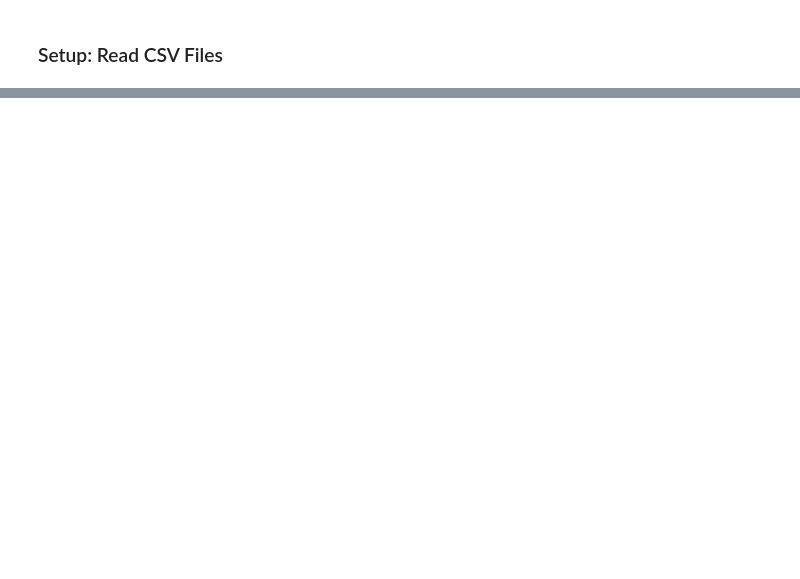
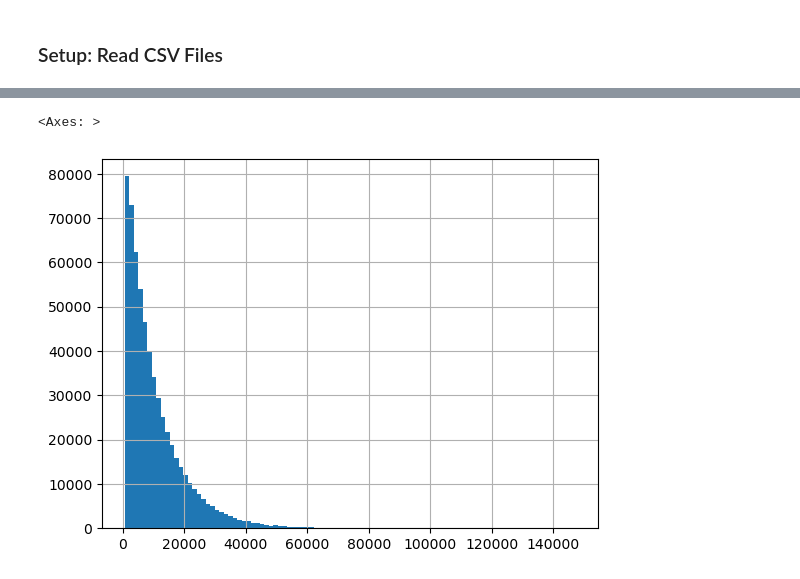
Before and after one commit to rohaa0831/Banking-Transactions, a Jupyter notebook: banking_transactions.ipynb, the cells around one changed output, grey strips where cells are left out. Drawn from its saved outputs; the diff is of its cells as text; code cells hidden in the pictures; blank space fills up the shorter version.

```diff
--- a/banking_transactions.ipynb
+++ b/banking_transactions.ipynb
@@ -96,0 +33,5 @@ plt.show()
+# %%
+loan_payment['amount_paid'].hist(bins = 100)
+# %% [output]
+<Axes: >
+[figure, added]
```
Also changed, not shown: parts of 19 cells of this notebook, 2 other files.
